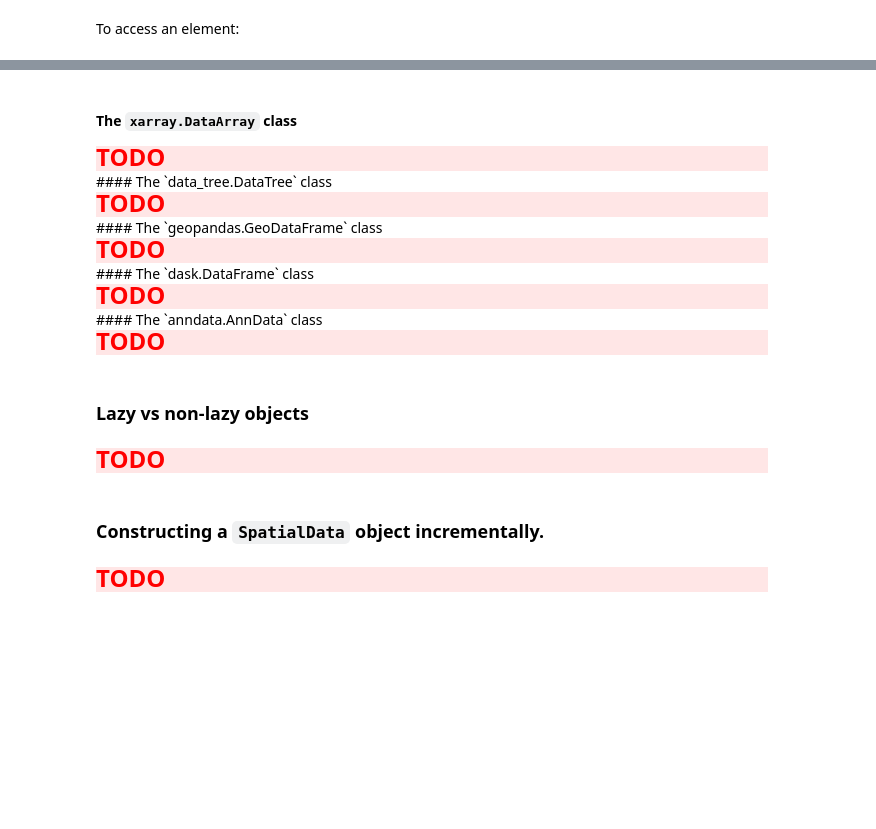
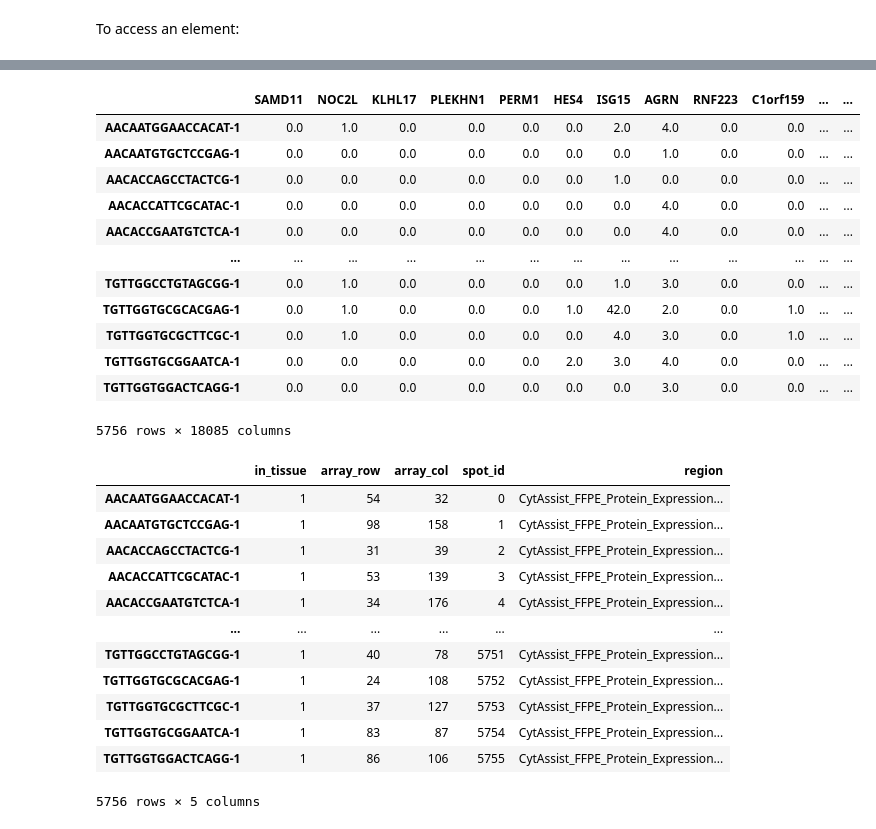
Before and after one commit to PMBio/spatialdata-workshops, a Jupyter notebook: notebooks/nb1_spatialdata_objects.ipynb, the cells around one changed output, grey strips where cells are left out. Drawn from its saved outputs; the diff is of its cells as text; code cells hidden in the pictures; blank space fills up the shorter version.

```diff
--- a/notebooks/nb1_spatialdata_objects.ipynb
+++ b/notebooks/nb1_spatialdata_objects.ipynb
@@ -214,33 +489,32 @@ We will give a quick overview of these classes here below; please refer to the r
-# %% [markdown]
-#### The `xarray.DataArray` class
-<div style="background-color: #FFE6E6; color: #FF0000;">
-    <strong style="font-size: 24px;">TODO</strong>
-</div>
-#### The `data_tree.DataTree` class
-<div style="background-color: #FFE6E6; color: #FF0000;">
-    <strong style="font-size: 24px;">TODO</strong>
-</div>
-#### The `geopandas.GeoDataFrame` class
-<div style="background-color: #FFE6E6; color: #FF0000;">
-    <strong style="font-size: 24px;">TODO</strong>
-</div>
-#### The `dask.DataFrame` class
-<div style="background-color: #FFE6E6; color: #FF0000;">
-    <strong style="font-size: 24px;">TODO</strong>
-</div>
-#### The `anndata.AnnData` class
-<div style="background-color: #FFE6E6; color: #FF0000;">
-    <strong style="font-size: 24px;">TODO</strong>
-</div>
-# %% [markdown]
-### Lazy vs non-lazy objects
-# %% [markdown]
-<div style="background-color: #FFE6E6; color: #FF0000;">
-    <strong style="font-size: 24px;">TODO</strong>
-</div>
-# %% [markdown]
-### Constructing a `SpatialData` object incrementally.
-# %% [markdown]
-<div style="background-color: #FFE6E6; color: #FF0000;">
-    <strong style="font-size: 24px;">TODO</strong>
-</div>
+# %%
+sdata_visium.tables["table"].to_df()
+# %% [output]
+|  | SAMD11 | NOC2L | KLHL17 | PLEKHN1 | PERM1 | HES4 | ISG15 | AGRN | RNF223 | C1orf159 | ... | ... |
+| AACAATGGAACCACAT-1 | 0.0 | 1.0 | 0.0 | 0.0 | 0.0 | 0.0 | 2.0 | 4.0 | 0.0 | 0.0 | ... | ... |
+| AACAATGTGCTCCGAG-1 | 0.0 | 0.0 | 0.0 | 0.0 | 0.0 | 0.0 | 0.0 | 1.0 | 0.0 | 0.0 | ... | ... |
+| AACACCAGCCTACTCG-1 | 0.0 | 0.0 | 0.0 | 0.0 | 0.0 | 0.0 | 1.0 | 0.0 | 0.0 | 0.0 | ... | ... |
+| AACACCATTCGCATAC-1 | 0.0 | 0.0 | 0.0 | 0.0 | 0.0 | 0.0 | 0.0 | 4.0 | 0.0 | 0.0 | ... | ... |
+| AACACCGAATGTCTCA-1 | 0.0 | 0.0 | 0.0 | 0.0 | 0.0 | 0.0 | 0.0 | 4.0 | 0.0 | 0.0 | ... | ... |
+| ... | ... | ... | ... | ... | ... | ... | ... | ... | ... | ... | ... | ... |
+| TGTTGGCCTGTAGCGG-1 | 0.0 | 1.0 | 0.0 | 0.0 | 0.0 | 0.0 | 1.0 | 3.0 | 0.0 | 0.0 | ... | ... |
+| TGTTGGTGCGCACGAG-1 | 0.0 | 1.0 | 0.0 | 0.0 | 0.0 | 1.0 | 42.0 | 2.0 | 0.0 | 1.0 | ... | ... |
+| TGTTGGTGCGCTTCGC-1 | 0.0 | 1.0 | 0.0 | 0.0 | 0.0 | 0.0 | 4.0 | 3.0 | 0.0 | 1.0 | ... | ... |
+| TGTTGGTGCGGAATCA-1 | 0.0 | 0.0 | 0.0 | 0.0 | 0.0 | 2.0 | 3.0 | 4.0 | 0.0 | 0.0 | ... | ... |
+| TGTTGGTGGACTCAGG-1 | 0.0 | 0.0 | 0.0 | 0.0 | 0.0 | 0.0 | 0.0 | 3.0 | 0.0 | 0.0 | ... | ... |
+5756 rows × 18085 columns
+# %%
+sdata_visium.tables["table"].obs
+# %% [output]
+|  | in_tissue | array_row | array_col | spot_id | region |
+| AACAATGGAACCACAT-1 | 1 | 54 | 32 | 0 | CytAssist_FFPE_Protein_Expression... |
+| AACAATGTGCTCCGAG-1 | 1 | 98 | 158 | 1 | CytAssist_FFPE_Protein_Expression... |
+| AACACCAGCCTACTCG-1 | 1 | 31 | 39 | 2 | CytAssist_FFPE_Protein_Expression... |
+| AACACCATTCGCATAC-1 | 1 | 53 | 139 | 3 | CytAssist_FFPE_Protein_Expression... |
+| AACACCGAATGTCTCA-1 | 1 | 34 | 176 | 4 | CytAssist_FFPE_Protein_Expression... |
+| ... | ... | ... | ... | ... | ... |
+| TGTTGGCCTGTAGCGG-1 | 1 | 40 | 78 | 5751 | CytAssist_FFPE_Protein_Expression... |
+| TGTTGGTGCGCACGAG-1 | 1 | 24 | 108 | 5752 | CytAssist_FFPE_Protein_Expression... |
+| TGTTGGTGCGCTTCGC-1 | 1 | 37 | 127 | 5753 | CytAssist_FFPE_Protein_Expression... |
+| TGTTGGTGCGGAATCA-1 | 1 | 83 | 87 | 5754 | CytAssist_FFPE_Protein_Expression... |
+| TGTTGGTGGACTCAGG-1 | 1 | 86 | 106 | 5755 | CytAssist_FFPE_Protein_Expression... |
+5756 rows × 5 columns
```
Also changed, not shown: parts of 57 cells of this notebook.
